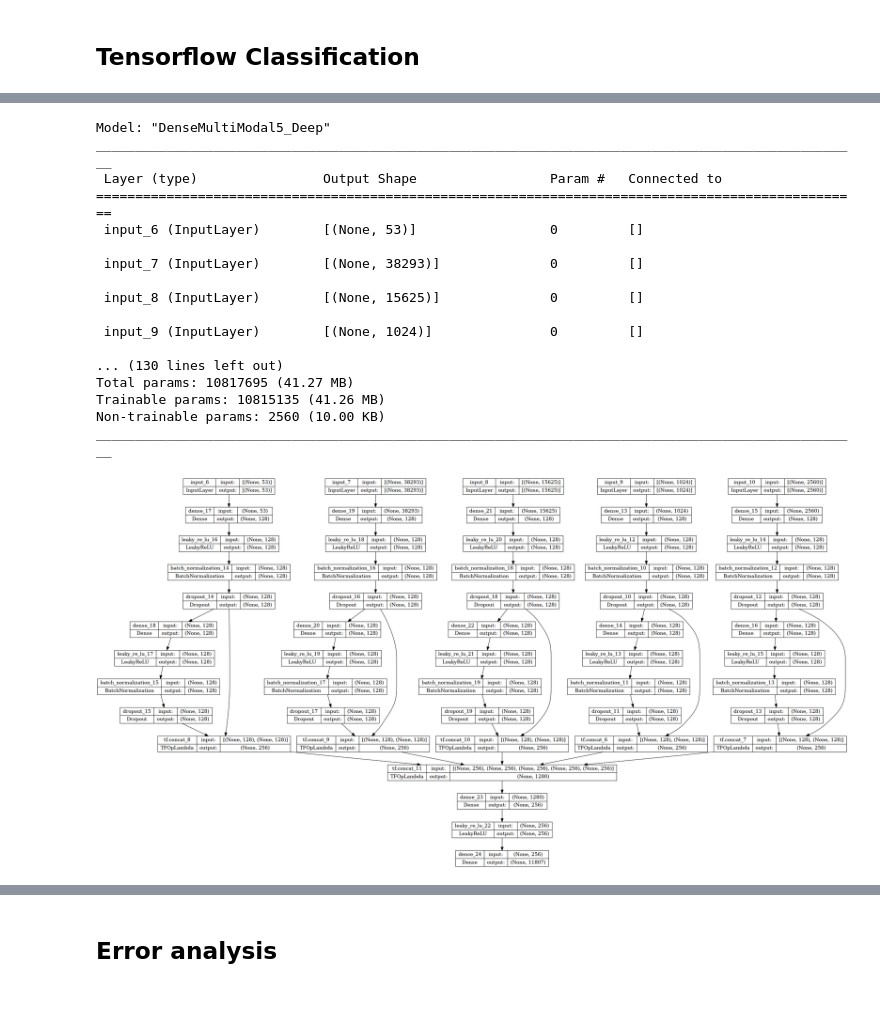
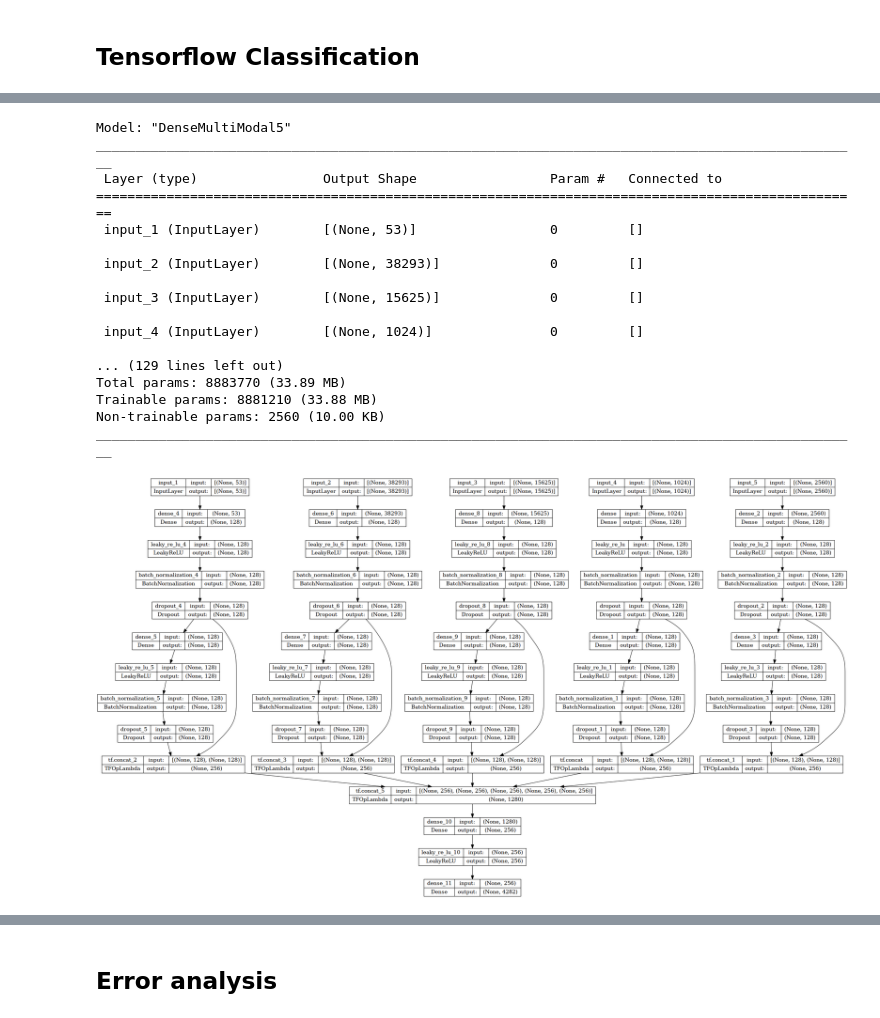
Before and after one commit to m5k5/KaggleCAFAChallenge, a Jupyter notebook: MultiModal.ipynb, the cells around one changed output, grey strips where cells are left out. Saved outputs shown, nothing was run; the diff lists cells and outputs as text; code cells hidden in the pictures.

```diff
--- a/MultiModal.ipynb
+++ b/MultiModal.ipynb
@@ -25,5 +25,5 @@ print(DATA_PATH)
 print(DATA_PATH_INTERPRO)
 
 # Choose subontology (CCO, MFO or BPO)
-SO = 'BPO'
+SO = 'MFO'
 # %% [output]
@@ -749,43 +747,43 @@ def createModel():
     xKmer = layers.Dense(128)(xKmerRes)
     xKmer = layers.LeakyReLU()(xKmer)
     xKmer = layers.BatchNormalization()(xKmer)
     xKmer = layers.Dropout(0.1)(xKmer)
     xKmer = tf.concat([xKmer,xKmerRes],1)
 
     concat = tf.concat([xPC,xIP,xKmer,xT5, xEsm2],1)
 
     x = layers.Dense(256)(concat)
     x = layers.LeakyReLU()(x)
 
     outputs=layers.Dense(len(mlb.classes_), activation=tf.keras.activations.sigmoid)(x)
 
-    return tf.keras.Model(inputs=[inputsPC, inputsIP, inputsKmer, inputsT5, inputsEsm2], outputs=outputs, name="DenseMultiModal5_Deep")
+    return tf.keras.Model(inputs=[inputsPC, inputsIP, inputsKmer, inputsT5, inputsEsm2], outputs=outputs, name="DenseMultiModal5")
 
 model = createModel()
 
 model.summary()
 
 dot_img_file = './model_1.png'
 tf.keras.utils.plot_model(model, to_file=dot_img_file, show_shapes=True)
 # %% [output]
-Model: "DenseMultiModal5_Deep"
+Model: "DenseMultiModal5"
 __________________________________________________________________________________________________
  Layer (type)                Output Shape                 Param #   Connected to
 ==================================================================================================
- input_6 (InputLayer)        [(None, 53)]                 0         []
+ input_1 (InputLayer)        [(None, 53)]                 0         []
 
- input_7 (InputLayer)        [(None, 38293)]              0         []
+ input_2 (InputLayer)        [(None, 38293)]              0         []
 
- input_8 (InputLayer)        [(None, 15625)]              0         []
+ input_3 (InputLayer)        [(None, 15625)]              0         []
 
- input_9 (InputLayer)        [(None, 1024)]               0         []
+ input_4 (InputLayer)        [(None, 1024)]               0         []
 
-... (130 lines left out)
-Total params: 10817695 (41.27 MB)
-Trainable params: 10815135 (41.26 MB)
+... (129 lines left out)
+Total params: 8883770 (33.89 MB)
+Trainable params: 8881210 (33.88 MB)
 Non-trainable params: 2560 (10.00 KB)
 __________________________________________________________________________________________________
-[figure, old version]
+[figure, new version]
 # %%
 import matplotlib.pyplot as plt
 #Learning rate schedule
```
Also changed, not shown: parts of 23 cells of this notebook, 1 other file.
